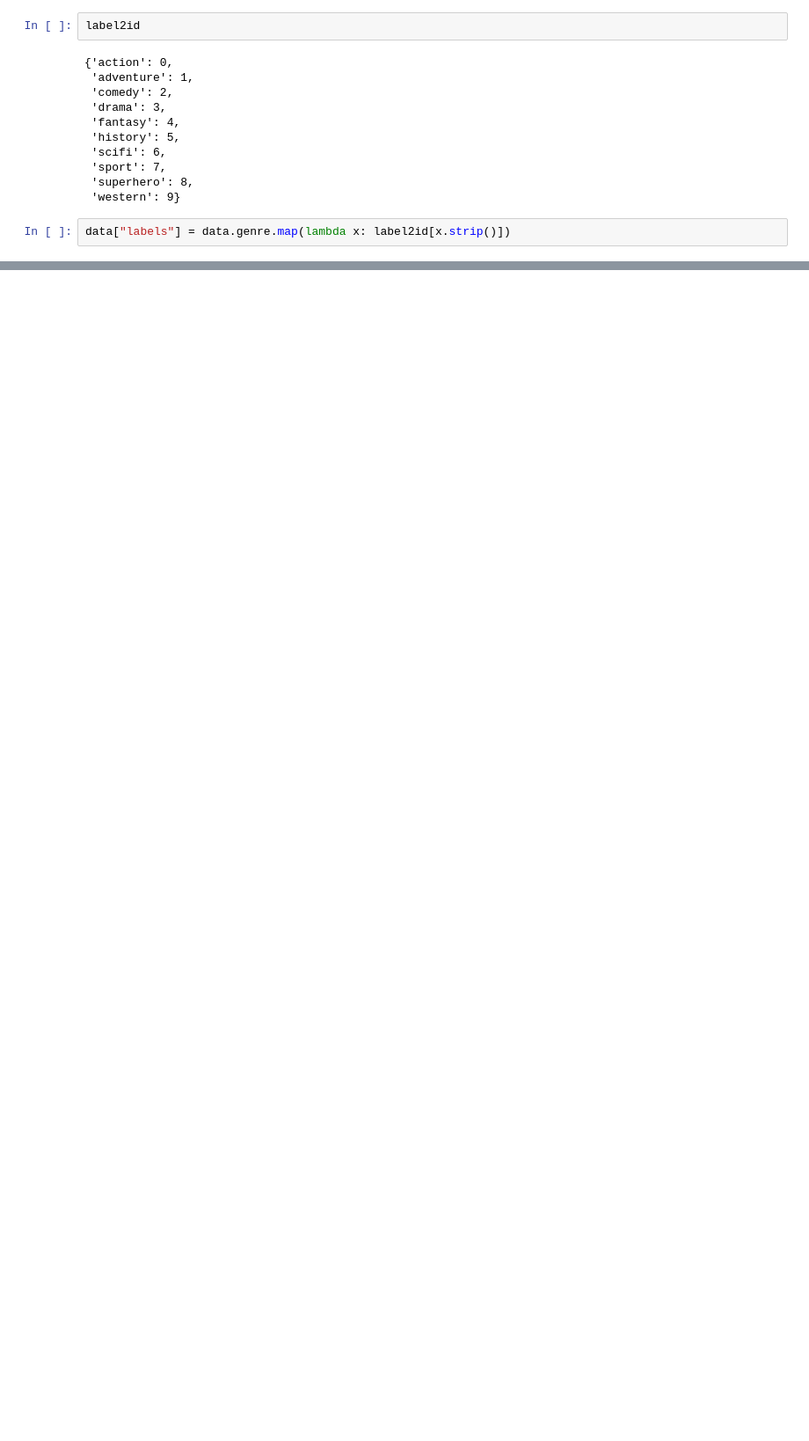
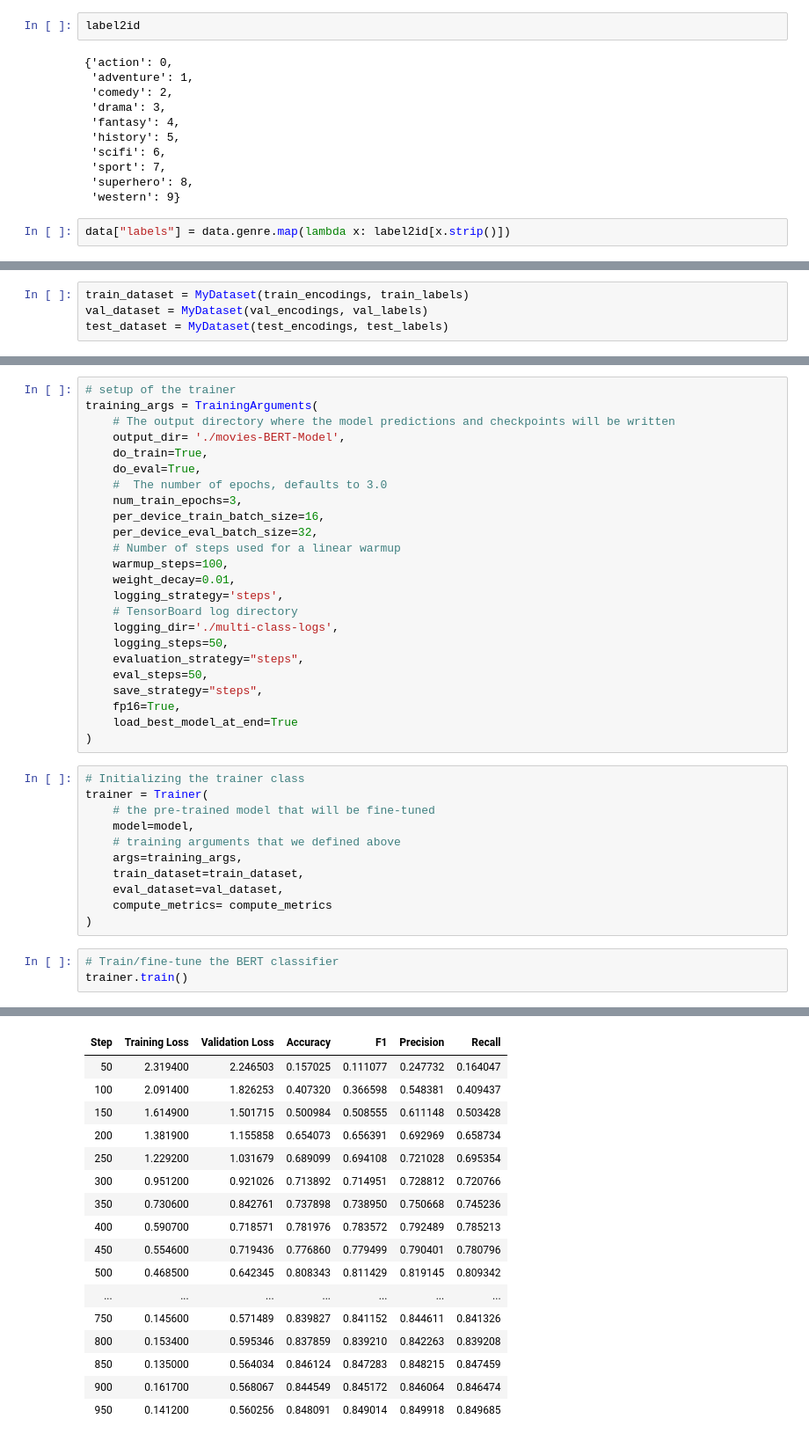
Before and after one commit to tiost100/Movie-Genre-Recognition, a Jupyter notebook: bert_classifier.ipynb, the cells around one changed output, grey strips where cells are left out. Shown: that part at 88% size. Saved outputs shown, nothing was run; the diff lists cells and outputs as text; blank space fills up the shorter version.

```diff
--- a/bert_classifier.ipynb
+++ b/bert_classifier.ipynb
@@ -78,0 +181,4 @@ data.head()
+# %%
+train_dataset = MyDataset(train_encodings, train_labels)
+val_dataset = MyDataset(val_encodings, val_labels)
+test_dataset = MyDataset(test_encodings, test_labels)
@@ -78,0 +222,39 @@ data.head()
+# %%
+# setup of the trainer
+training_args = TrainingArguments(
+    # The output directory where the model predictions and checkpoints will be written
+    output_dir= './movies-BERT-Model',
+    do_train=True,
+    do_eval=True,
+    #  The number of epochs, defaults to 3.0
+    num_train_epochs=3,
+    per_device_train_batch_size=16,
+    per_device_eval_batch_size=32,
+    # Number of steps used for a linear warmup
+    warmup_steps=100,
+    weight_decay=0.01,
+    logging_strategy='steps',
+    # TensorBoard log directory
+    logging_dir='./multi-class-logs',
+    logging_steps=50,
+    evaluation_strategy="steps",
+    eval_steps=50,
+    save_strategy="steps",
+    fp16=True,
+    load_best_model_at_end=True
+)
+# %%
+# Initializing the trainer class
+trainer = Trainer(
+    # the pre-trained model that will be fine-tuned
+    model=model,
+    # training arguments that we defined above
+    args=training_args,
+    train_dataset=train_dataset,
+    eval_dataset=val_dataset,
+    compute_metrics= compute_metrics
+)
+# %%
+# Train/fine-tune the BERT classifier
+trainer.train()
+# %% [output]
@@ -78,0 +262,17 @@ data.head()
+| Step | Training Loss | Validation Loss | Accuracy | F1 | Precision | Recall |
+| 50 | 2.319400 | 2.246503 | 0.157025 | 0.111077 | 0.247732 | 0.164047 |
+| 100 | 2.091400 | 1.826253 | 0.407320 | 0.366598 | 0.548381 | 0.409437 |
+| 150 | 1.614900 | 1.501715 | 0.500984 | 0.508555 | 0.611148 | 0.503428 |
+| 200 | 1.381900 | 1.155858 | 0.654073 | 0.656391 | 0.692969 | 0.658734 |
+| 250 | 1.229200 | 1.031679 | 0.689099 | 0.694108 | 0.721028 | 0.695354 |
+| 300 | 0.951200 | 0.921026 | 0.713892 | 0.714951 | 0.728812 | 0.720766 |
+| 350 | 0.730600 | 0.842761 | 0.737898 | 0.738950 | 0.750668 | 0.745236 |
+| 400 | 0.590700 | 0.718571 | 0.781976 | 0.783572 | 0.792489 | 0.785213 |
+| 450 | 0.554600 | 0.719436 | 0.776860 | 0.779499 | 0.790401 | 0.780796 |
+| 500 | 0.468500 | 0.642345 | 0.808343 | 0.811429 | 0.819145 | 0.809342 |
+| ... | ... | ... | ... | ... | ... | ... |
+| 750 | 0.145600 | 0.571489 | 0.839827 | 0.841152 | 0.844611 | 0.841326 |
+| 800 | 0.153400 | 0.595346 | 0.837859 | 0.839210 | 0.842263 | 0.839208 |
+| 850 | 0.135000 | 0.564034 | 0.846124 | 0.847283 | 0.848215 | 0.847459 |
+| 900 | 0.161700 | 0.568067 | 0.844549 | 0.845172 | 0.846064 | 0.846474 |
+| 950 | 0.141200 | 0.560256 | 0.848091 | 0.849014 | 0.849918 | 0.849685 |
```
Also changed, not shown: parts of 23 cells of this notebook.
